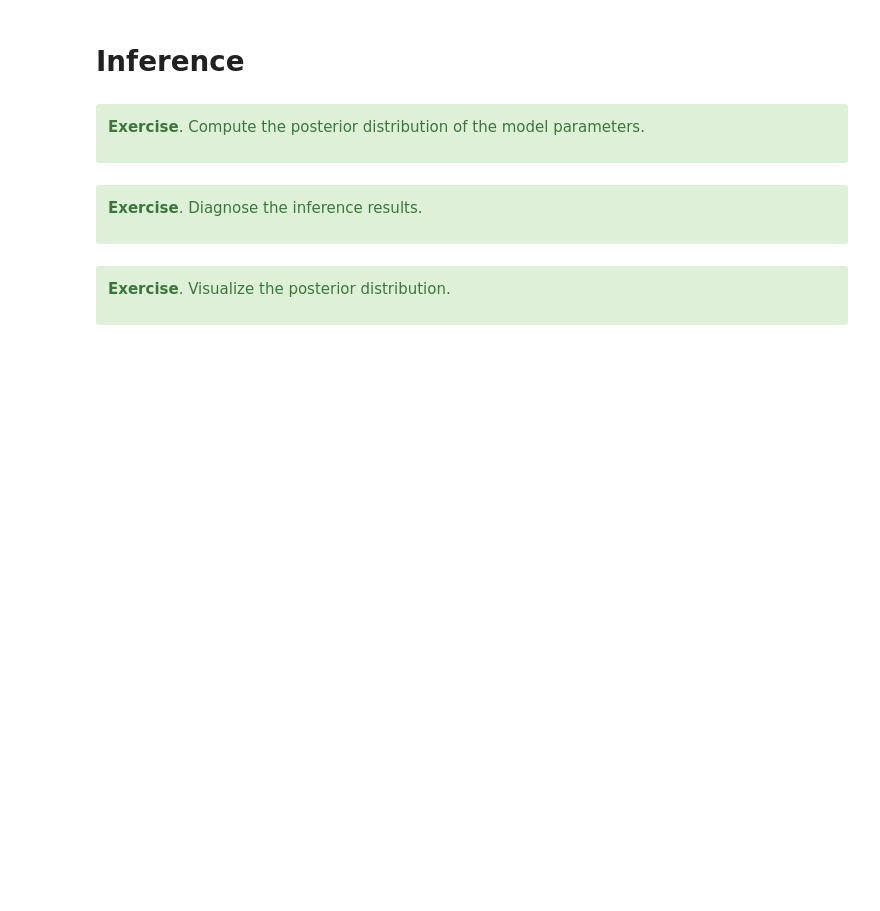
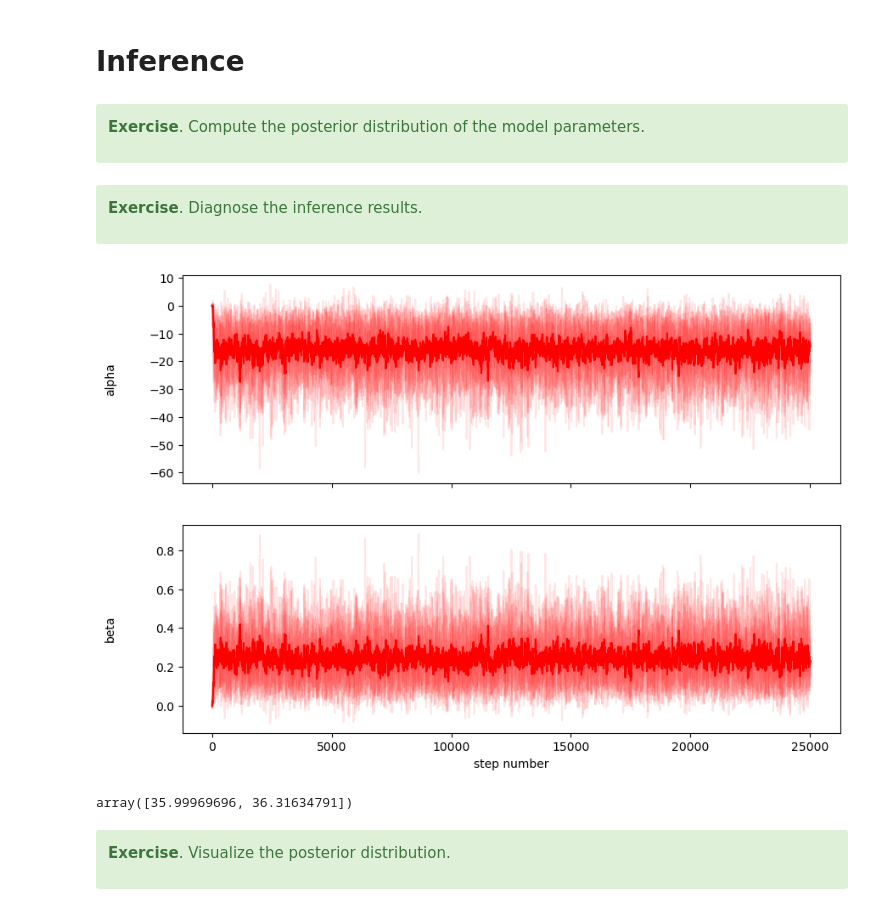
Before and after one commit to glouppe/dats0001-foundations-of-data-science, a Jupyter notebook: nb12-space-shuttle-disaster.ipynb, the cells around one changed output. Saved outputs shown, nothing was run; the diff lists cells and outputs as text; code cells hidden in the pictures; blank space fills up the shorter version.

```diff
--- a/nb12-space-shuttle-disaster.ipynb
+++ b/nb12-space-shuttle-disaster.ipynb
@@ -37,3 +115,19 @@ The visual inspection of the data makes it clear that the probability of an inci
+# %%
+from scipy.stats import norm
+
+def log_likelihood(theta, f, t):
+    return f * np.log(logistic(t, theta[0], theta[1])) + (1-f) * np.log(1 - logistic(t, theta[0], theta[1]))
+
+def log_prior(theta):
+    return (norm.logpdf(theta[0], loc=0., scale=100) +
+            norm.logpdf(theta[1], loc=0., scale=5))
+
+# def log_prior(theta):
+#     return (norm.logpdf(theta[0], loc=0., scale=1) +
+#             norm.logpdf(theta[1], loc=0., scale=1))
+
+def log_posterior(theta, f, t):
+    return (log_likelihood(theta, f, t) + log_prior(theta)).sum()
 # %% [markdown]
 # Inference
 # %% [markdown]
@@ -42,9 +136,36 @@ The visual inspection of the data makes it clear that the probability of an inci
 **Exercise**. Compute the posterior distribution of the model parameters.
 
 </div>
+# %%
+import emcee
+pos = np.array([0., 0.]) + 0.01 * np.random.randn(10, 2)
+nwalkers, ndim = pos.shape
+sampler = emcee.EnsembleSampler(nwalkers, ndim, log_posterior, args=(incident, temperatures))
+sampler.run_mcmc(pos, 25000, progress=True);
 # %% [markdown]
 <div class="alert alert-success">
 
 **Exercise**. Diagnose the inference results.
 
 </div>
+# %%
+fig, axes = plt.subplots(ndim, figsize=(10, 7), sharex=True)
+samples = sampler.get_chain()
+labels = ["alpha", "beta"]
+
+for i in range(ndim):
+    ax = axes[i]
+    ax.plot(samples[:, :, i], "r", alpha=0.1)
+    ax.plot(np.mean(samples[:, :, i], axis=1), "r", alpha=1.0)
+    ax.set_ylabel(labels[i])
+    ax.yaxis.set_label_coords(-0.1, 0.5)
+
+axes[-1].set_xlabel("step number")
+plt.show()
+# %% [output]
+[figure, added]
+# %%
+tau = sampler.get_autocorr_time()
+tau
+# %% [output]
+array([35.99969696, 36.31634791])
```
Also changed, not shown: parts of 26 cells of this notebook.
